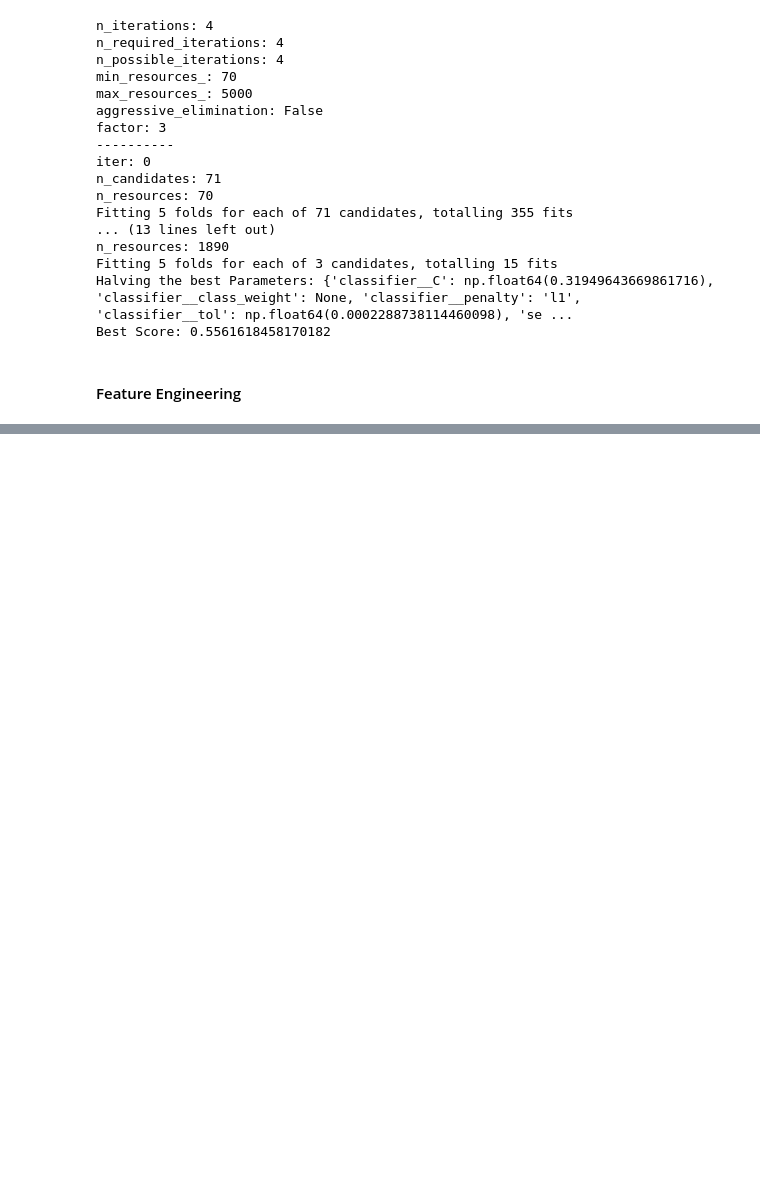
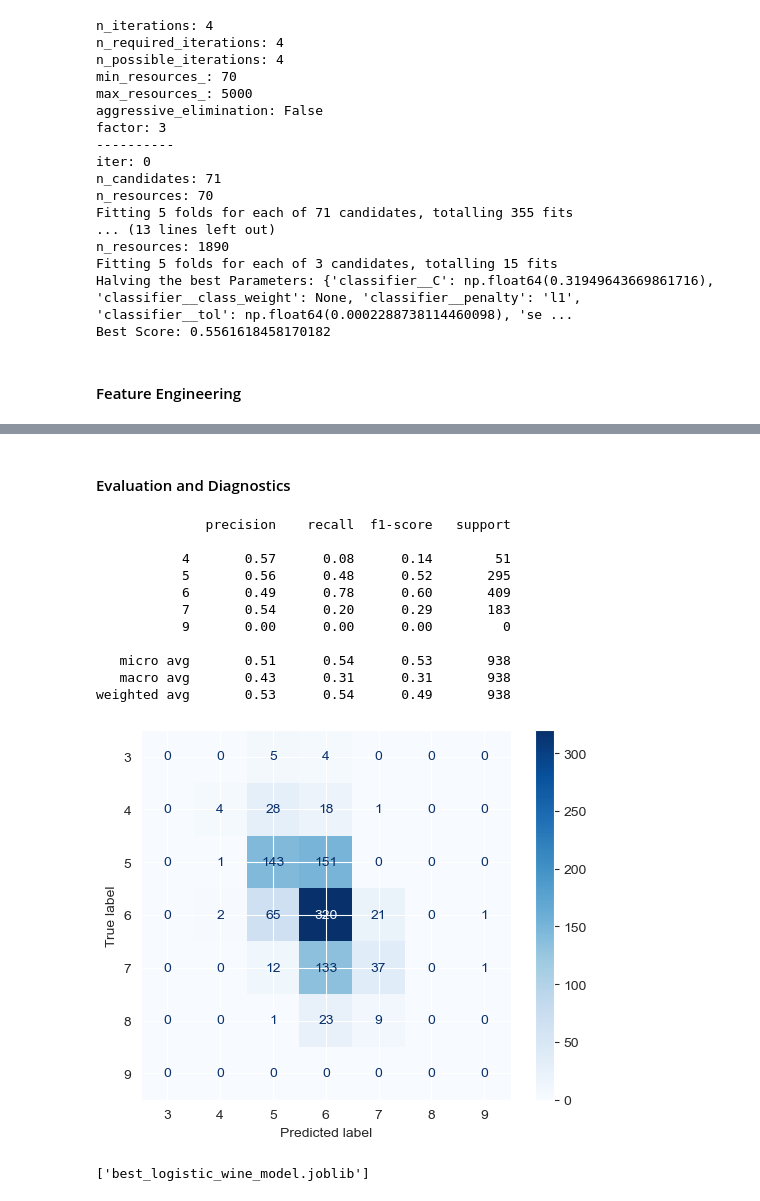
Before and after one commit to gps-stellar/Simple-Regression-Models, a Jupyter notebook: Wine-Quality-Regression/Wine_Quality_Regression.ipynb, the cells around one changed output, grey strips where cells are left out. Cells and saved outputs as stored; diff of their text form; code cells hidden in the pictures; blank space fills up the shorter version.

Commit message:
Evaluation and diagnostics

```diff
--- a/Wine-Quality-Regression/Wine_Quality_Regression.ipynb
+++ b/Wine-Quality-Regression/Wine_Quality_Regression.ipynb
@@ -465,0 +501,30 @@ pipeline_with_poly = Pipeline([
+# %% [markdown]
+#### Evaluation and Diagnostics
+# %%
+from sklearn.metrics import ConfusionMatrixDisplay
+best = rand_search.best_estimator_
+y_pred = best.predict(X_test)
+print(classification_report(y_test, y_pred, labels=np.unique(y_pred), zero_division=0))
+
+# confusion matrix
+ConfusionMatrixDisplay.from_estimator(best,X_test, y_test, cmap='Blues')
+
+coefs = best.named_steps['classifier'].coef_
+selected_features = x.columns[best.named_steps['selector'].get_support()]
+# %% [output]
+              precision    recall  f1-score   support
+
+           4       0.57      0.08      0.14        51
+           5       0.56      0.48      0.52       295
+           6       0.49      0.78      0.60       409
+           7       0.54      0.20      0.29       183
+           9       0.00      0.00      0.00         0
+
+   micro avg       0.51      0.54      0.53       938
+   macro avg       0.43      0.31      0.31       938
+weighted avg       0.53      0.54      0.49       938
+[figure, added]
+# %%
+joblib.dump(best, 'best_logistic_wine_model.joblib')
+# %% [output]
+['best_logistic_wine_model.joblib']
```
Also changed, not shown: parts of 3 cells of this notebook.
